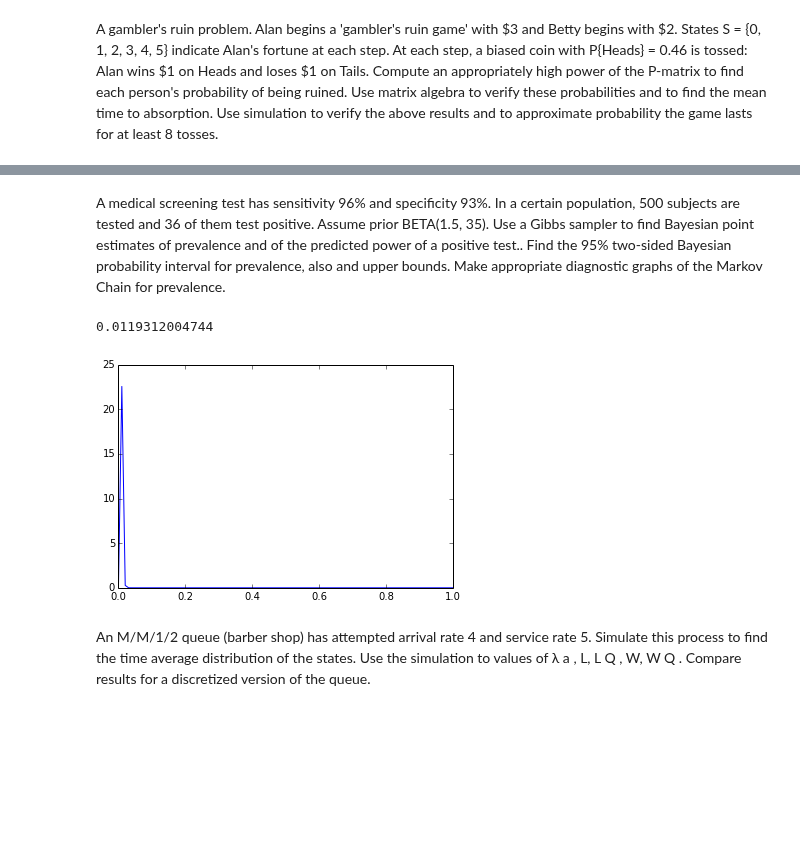
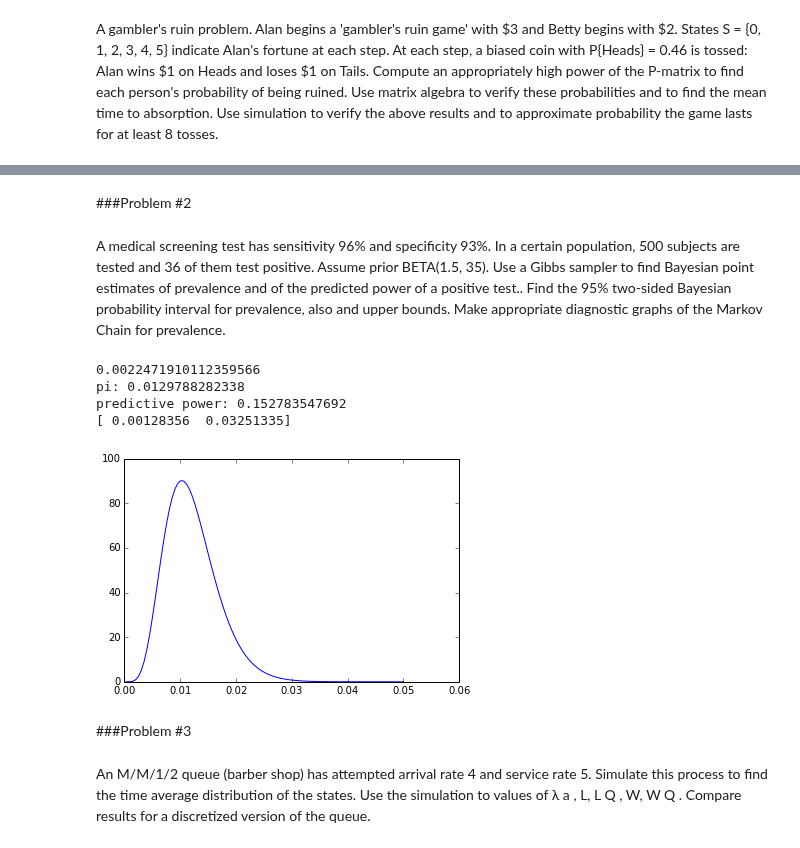
Before and after one commit to Chuphay/school, a Jupyter notebook: simulation/Final.ipynb, the cells around one changed output, grey strips where cells are left out. Cells and saved outputs as stored; diff of their text form; code cells hidden in the pictures; blank space fills up the shorter version.

```diff
--- a/simulation/Final.ipynb
+++ b/simulation/Final.ipynb
@@ -46,0 +51,22 @@ print(getData(1000, 3, 2, 0.5).mean(axis =0)[0])
+# %%
+x= array([[1,0,0,0,0,0],
+         [.54,0,.46,0,0,0],
+         [0,.54,0,.46,0,0],
+         [0,0,.54,0,.46,0],
+         [0,0,0,.54,0,.46],
+         [0,0,0,0,0,1]])
+x2 = dot(x,x)
+x4 = dot(x2,x2)
+x8 = dot(x4,x4)
+x16 = dot(x8,x8)
+x32 = dot(x16,x16)
+x64 = dot(x32,x32)
+x128 = dot(x64,x64)
+print(x128.round(2))
+y = x[1:5][:,[1,2,3,4]]
+n = x[1:5][:,[0,5]]
+m=inv(eye(4) - y)
+print()
+print((inv(eye(4) -y)).sum(axis = 1))
+print()
+print(dot(m,n))
@@ -47,3 +87,5 @@ print(getData(1000, 3, 2, 0.5).mean(axis =0)[0])
+# %% [markdown]
+###Problem #2
 # %% [markdown]
 A medical screening test has sensitivity 96% and specificity 93%. In a certain population, 500 subjects are tested
 and 36 of them test positive.
@@ -51,36 +93,44 @@ Assume prior BETA(1.5, 35). Use a Gibbs sampler to find Bayesian point estimates
 power of a positive test.. Find the 95% two-sided Bayesian probability interval for prevalence, also and upper bounds.
 Make appropriate diagnostic graphs of the Markov Chain for prevalence.
 # %%
-eta = sensitivity = 0.96
-theta = specificity = 0.93
-test_positive = 35
+eta = 0.96
+theta = 0.93
+test_positive = 36
 subjects = 500
 test_negative = subjects - test_positive
-
+tau = test_positive/subjects
+pi = (tau+theta-1)/(eta +theta -1)
+print(pi)
 from scipy.stats import beta, binom
 a, b = 1.5, 35
-x = linspace(0,1,100)
 
-
-m = 1000
+m = 10000
 p = [0.0 for i in range(m)]
 p[0] = 0.5
 for i in range(1,m):
     num_x = p[i-1]*eta
     den_x = num_x + (1-p[i-1])*(1-theta)
     x = binom.rvs(test_positive,num_x/den_x)
     num_y = p[i-1]*(1-eta)
     den_y = num_y + (1-p[i-1])*theta
     y = binom.rvs(test_negative,num_y/den_y)
     p[i] = beta.rvs(x+y+a, subjects-x-y + b)
 
 
-z = linspace(0,1,100)
+z = linspace(0,0.05,100)
 plot(z,beta.pdf(z,x+y+a, subjects-x-y + b));
-print(mean(p[m//2:]))  #python 3 hack
+pi = mean(p[m//2:]) #python 3 hack
+print("pi:", pi)
+print("predictive power:",pi*eta/(pi*eta+(1-pi)*(1-theta)))
+print(percentile(p[m//2:],[2.5,97.5]))
 # %% [output]
-0.0119312004744
+0.0022471910112359566
+pi: 0.0129788282338
+predictive power: 0.152783547692
+[ 0.00128356  0.03251335]
-[figure, old version]
+[figure, new version]
+# %% [markdown]
+###Problem #3
 # %% [markdown]
 An M/M/1/2 queue (barber shop) has attempted arrival rate 4 and service rate 5.
 Simulate this process to find the time average distribution of the states.
```
Also changed, not shown: parts of 5 cells of this notebook.
